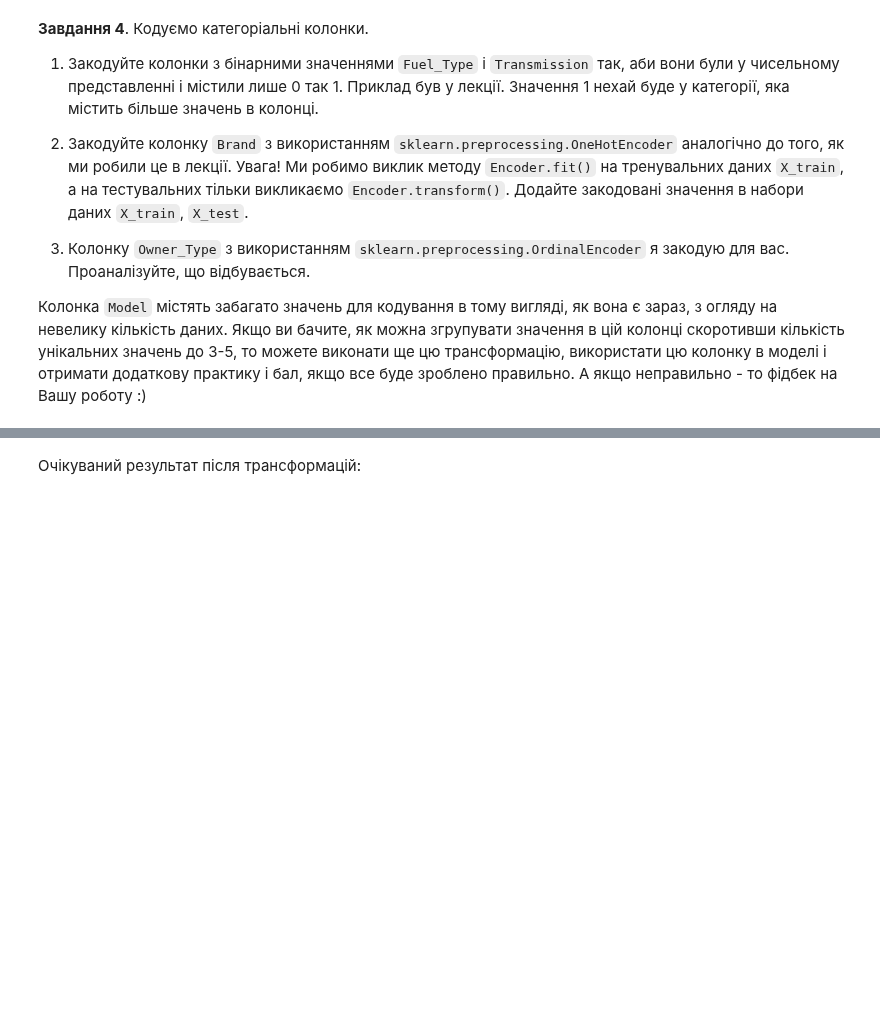
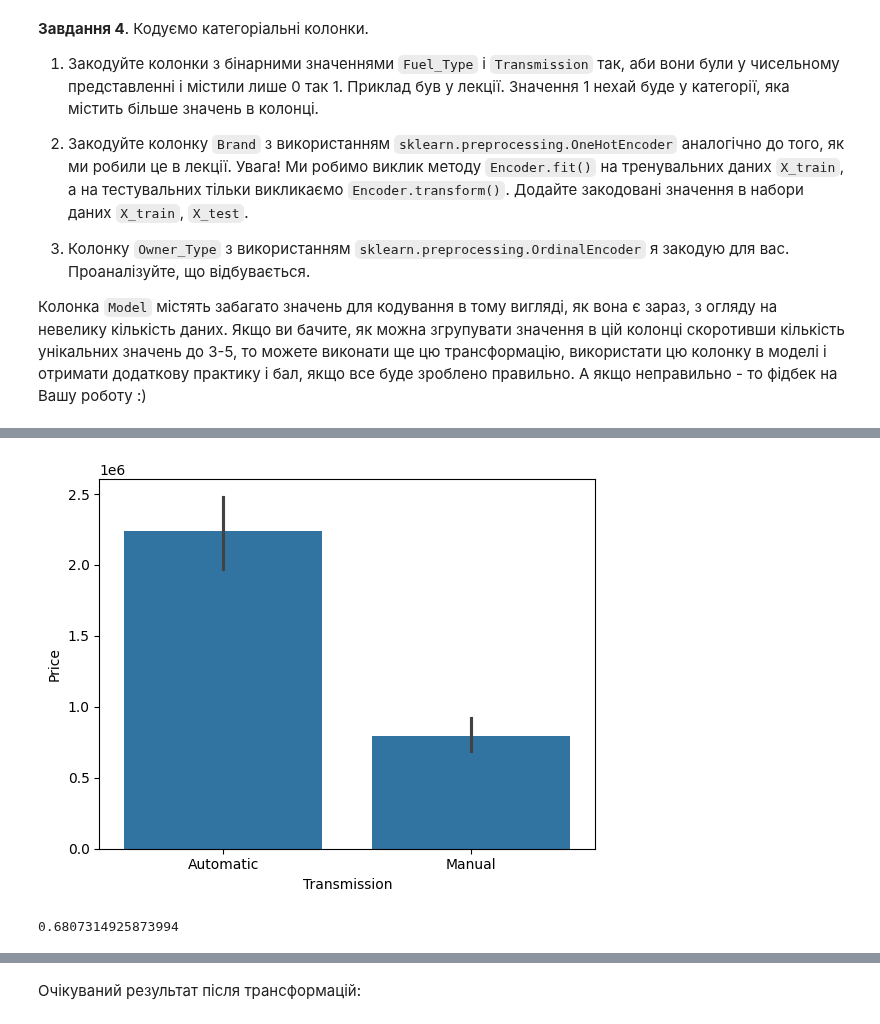
Before and after one commit to o-semenkova/ml_home_tasks, a Jupyter notebook: HW_2_1_Лінійна_регресія_від_багатьох_змінних.ipynb, the cells around one changed output, grey strips where cells are left out. Drawn from its saved outputs; the diff is of its cells as text; code cells hidden in the pictures; blank space fills up the shorter version.

```diff
--- a/HW_2_1_Лінійна_регресія_від_багатьох_змінних.ipynb
+++ b/HW_2_1_Лінійна_регресія_від_багатьох_змінних.ipynb
@@ -164,0 +177,6 @@ X_train, X_test, y_train, y_test = train_test_split(X, y, test_size=0.2, random_
+# %%
+fuel_type_codes = {'Petrol': 0, 'Diesel': 1}
+
+train_Xy['fuel_type_code'] = train_Xy.Fuel_Type.map(fuel_type_codes)
+
+test_Xy['fuel_type_code'] = test_Xy.Fuel_Type.map(fuel_type_codes)
@@ -164,0 +196,4 @@ X_train, X_test, y_train, y_test = train_test_split(X, y, test_size=0.2, random_
+# %%
+sns.barplot(data=train_Xy, x='Transmission', y='Price');
+# %% [output]
+[figure, added]
@@ -164,0 +204,4 @@ X_train, X_test, y_train, y_test = train_test_split(X, y, test_size=0.2, random_
+# %%
+train_Xy.Price.corr(train_Xy.transmission_code)
+# %% [output]
+0.6807314925873994
```
Also changed, not shown: parts of 23 cells of this notebook.
